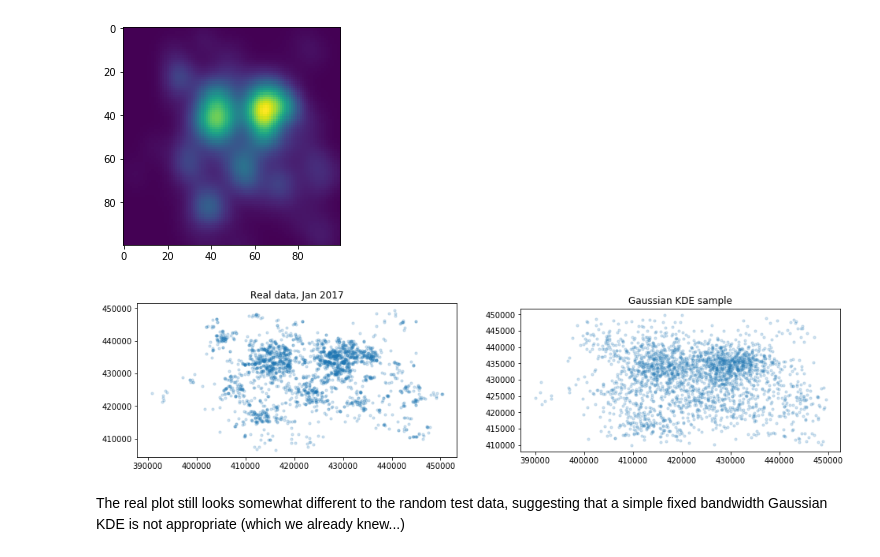
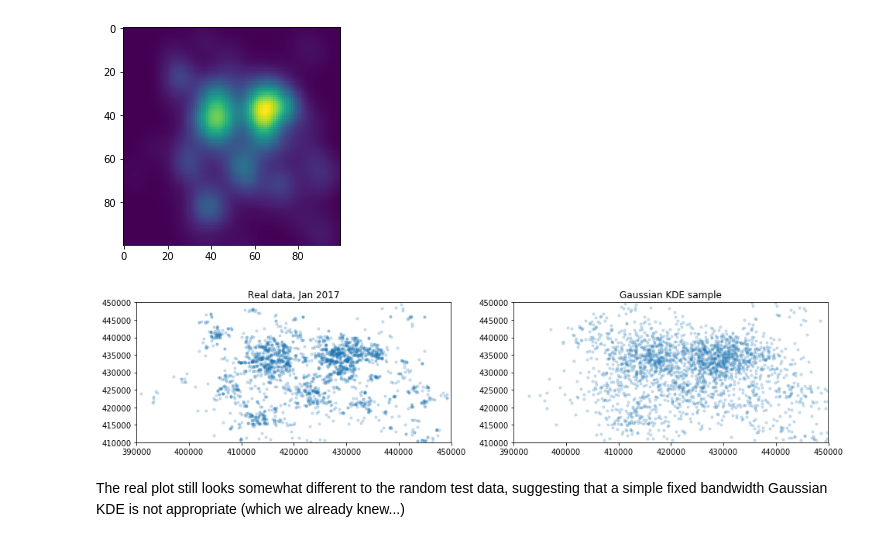
Before and after one commit to QuantCrimAtLeeds/PredictCode, a Jupyter notebook: Example Data Sets.ipynb, the cells around one changed output. Drawn from its saved outputs; the diff is of its cells as text; code cells hidden in the pictures.

```diff
--- a/Example Data Sets.ipynb
+++ b/Example Data Sets.ipynb
@@ -131,15 +134,13 @@ plt.imshow(np.rot90(Z))
 # %%
-sampler = random.KernelSampler(region, kernel, 4e-9)
-points = random.random_spatial(sampler, datetime.date(2017,1,1), datetime.date(2017,3,1), 2350)
-
 fig, ax = plt.subplots(ncols=2, figsize=(16, 6))
 ax[0].scatter(*projected_points.coords, s=10, alpha=0.2)
-ax[0].set_aspect(bbox.aspect_ratio)
 ax[1].scatter(*points.coords, s=10, alpha=0.2)
-ax[1].set_aspect(bbox.aspect_ratio)
+for i in [0, 1]:
+    ax[i].set_aspect(bbox.aspect_ratio)
+    ax[i].set(xlim=[bbox.xmin, bbox.xmax], ylim=[bbox.ymin, bbox.ymax])
 ax[0].set_title("Real data, Jan 2017")
 _ = ax[1].set_title("Gaussian KDE sample")
 # %% [output]
-[figure, old version]
+[figure, new version]
 # %% [markdown]
 The real plot still looks somewhat different to the random test data, suggesting that a simple fixed bandwidth Gaussian KDE is not appropriate (which we already knew...)
```
Also changed, not shown: parts of 1 cell of this notebook, 3 other files.
